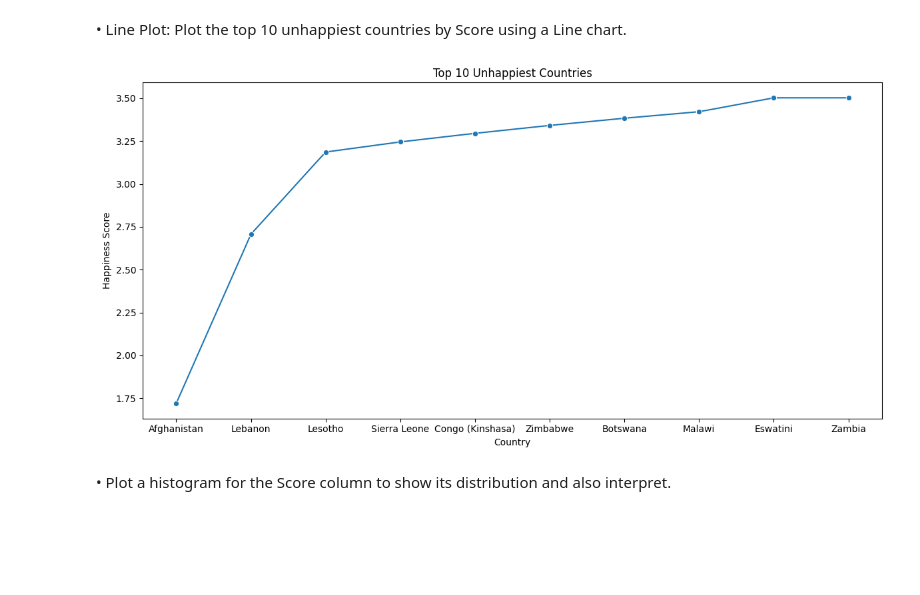
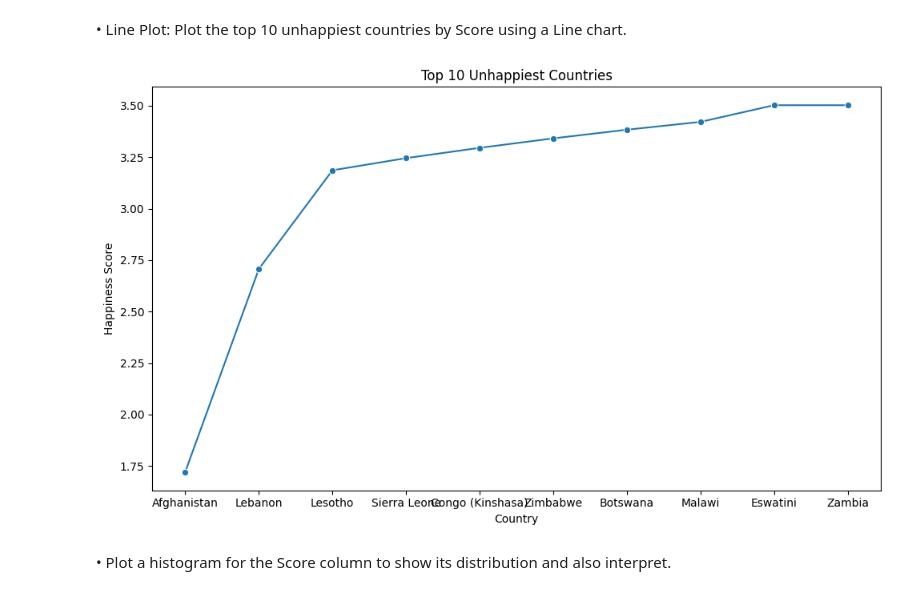
Before and after one commit to pritishma-shakya/Concepts-and-Technologies-of-AI, a Jupyter notebook: 2408412_PritishmaShakya.ipynb, the cells around one changed output. Cells and saved outputs as stored; diff of their text form; code cells hidden in the pictures; blank space fills up the shorter version.

```diff
--- a/2408412_PritishmaShakya.ipynb
+++ b/2408412_PritishmaShakya.ipynb
@@ -217,17 +217,17 @@ plt.show()
 # %%
 #calculate the top 10 unhappiest countries
 top_10_unhappiest = df.sort_values('score').head(10)
 
 #plot a line plot for the top 10 unhappiest countries
-plt.figure(figsize=(12, 6))
+plt.figure(figsize=(10, 6))
 sns.lineplot(x='Country name', y='score', data=top_10_unhappiest, marker='o')
 plt.xlabel('Country')
 plt.ylabel('Happiness Score')
 plt.title('Top 10 Unhappiest Countries')
 plt.tight_layout()
 plt.show()
 # %% [output]
-[figure, old version]
+[figure, new version]
 # %% [markdown]
   • Plot a histogram for the Score column to show its distribution and also interpret.
 # %%
```
Also changed, not shown: parts of 6 cells of this notebook.
